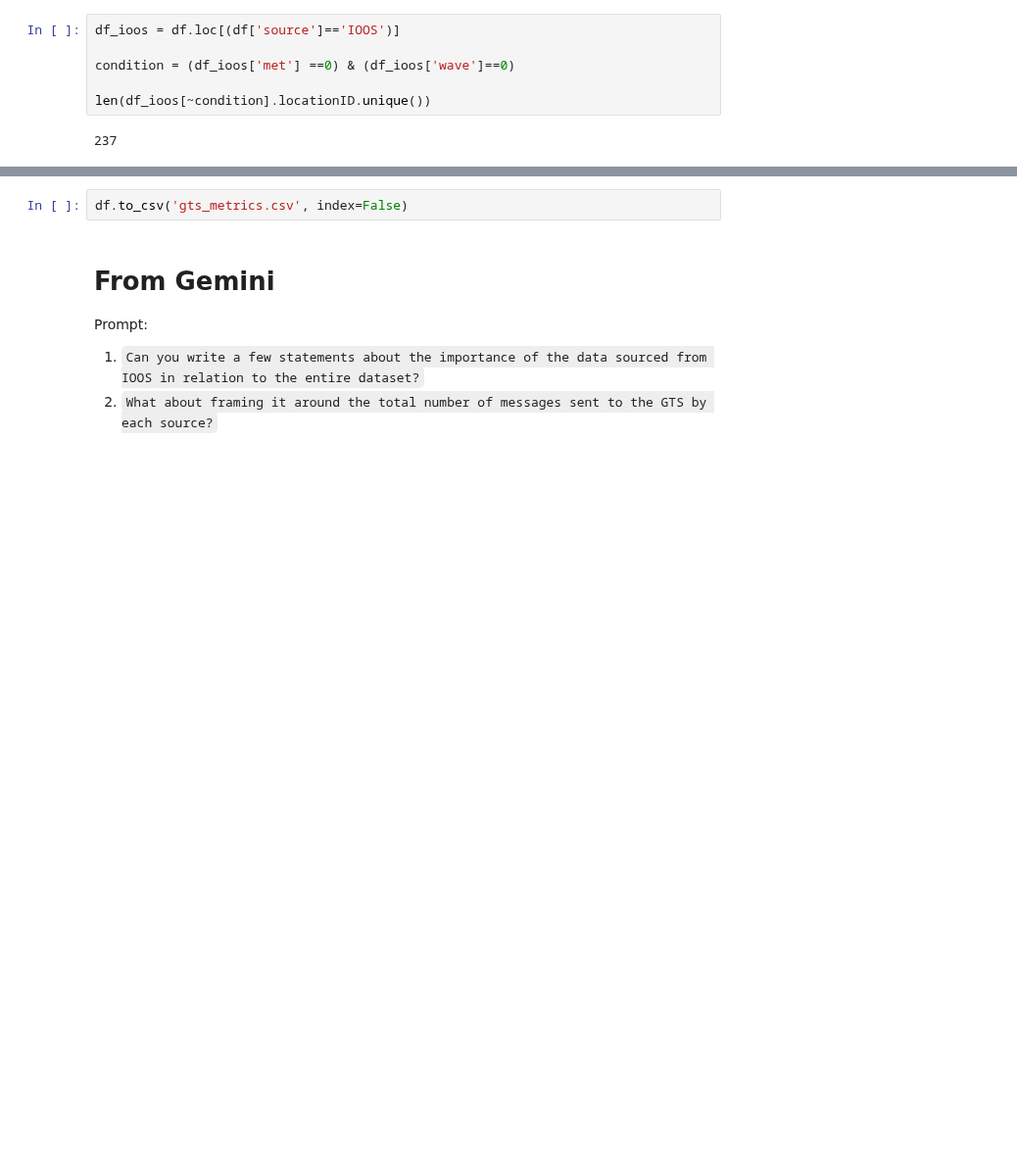
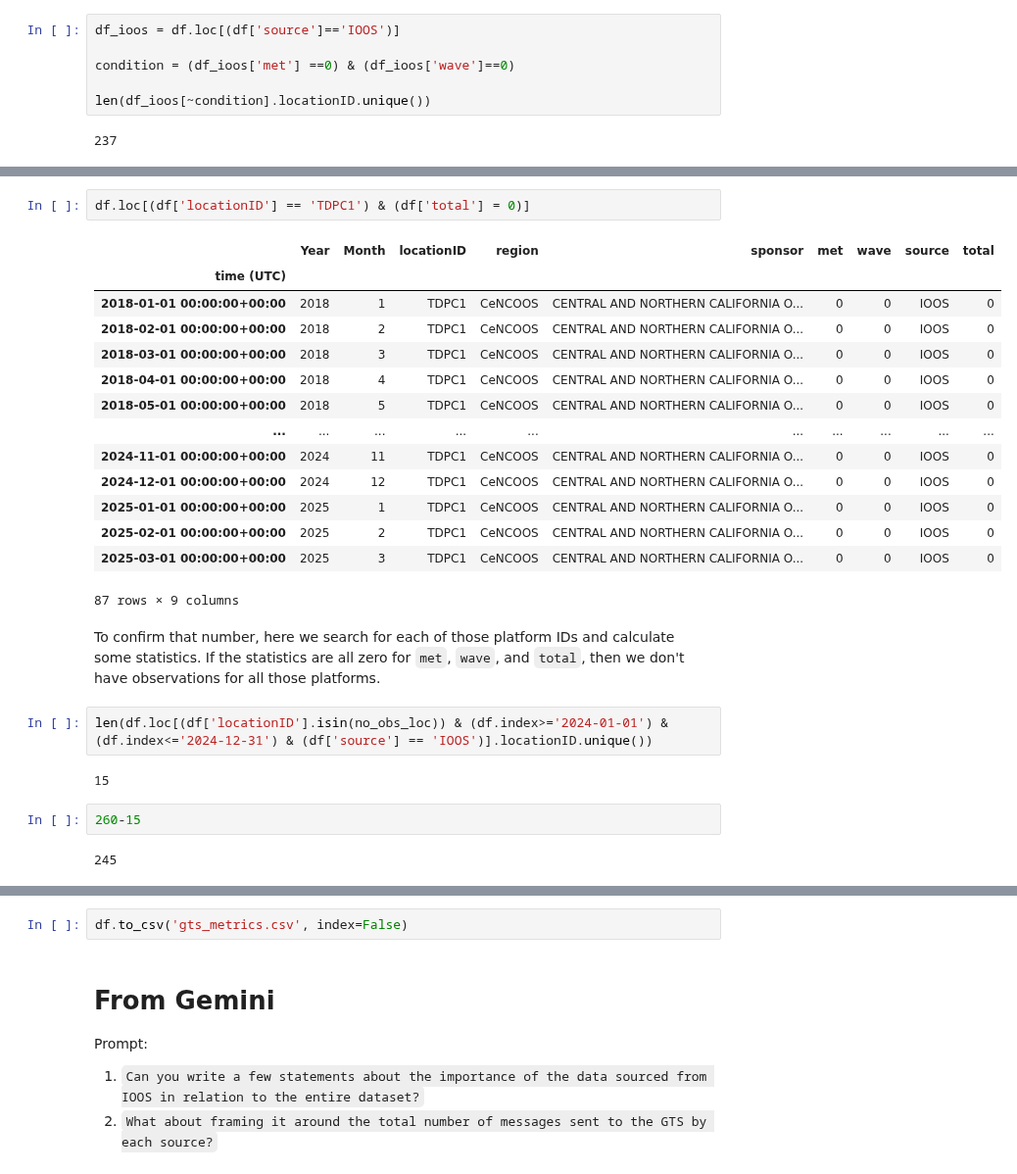
Before and after one commit to ioos/ioos_metrics, a Jupyter notebook: notebooks/IOOS_obs_2_NDBC.ipynb, the cells around one changed output, grey strips where cells are left out. Shown at 98% size. Cells and saved outputs as stored; diff of their text form; blank space fills up the shorter version.

```diff
--- a/notebooks/IOOS_obs_2_NDBC.ipynb
+++ b/notebooks/IOOS_obs_2_NDBC.ipynb
@@ -525,2 +364,29 @@ len(df[~condition].locationID.unique())
+# %%
+df.loc[(df['locationID'] == 'TDPC1') & (df['total'] = 0)]
+# %% [output]
+|  | Year | Month | locationID | region | sponsor | met | wave | source | total |
+| time (UTC) |  |  |  |  |  |  |  |  |  |
+| 2018-01-01 00:00:00+00:00 | 2018 | 1 | TDPC1 | CeNCOOS | CENTRAL AND NORTHERN CALIFORNIA O... | 0 | 0 | IOOS | 0 |
+| 2018-02-01 00:00:00+00:00 | 2018 | 2 | TDPC1 | CeNCOOS | CENTRAL AND NORTHERN CALIFORNIA O... | 0 | 0 | IOOS | 0 |
+| 2018-03-01 00:00:00+00:00 | 2018 | 3 | TDPC1 | CeNCOOS | CENTRAL AND NORTHERN CALIFORNIA O... | 0 | 0 | IOOS | 0 |
+| 2018-04-01 00:00:00+00:00 | 2018 | 4 | TDPC1 | CeNCOOS | CENTRAL AND NORTHERN CALIFORNIA O... | 0 | 0 | IOOS | 0 |
+| 2018-05-01 00:00:00+00:00 | 2018 | 5 | TDPC1 | CeNCOOS | CENTRAL AND NORTHERN CALIFORNIA O... | 0 | 0 | IOOS | 0 |
+| ... | ... | ... | ... | ... | ... | ... | ... | ... | ... |
+| 2024-11-01 00:00:00+00:00 | 2024 | 11 | TDPC1 | CeNCOOS | CENTRAL AND NORTHERN CALIFORNIA O... | 0 | 0 | IOOS | 0 |
+| 2024-12-01 00:00:00+00:00 | 2024 | 12 | TDPC1 | CeNCOOS | CENTRAL AND NORTHERN CALIFORNIA O... | 0 | 0 | IOOS | 0 |
+| 2025-01-01 00:00:00+00:00 | 2025 | 1 | TDPC1 | CeNCOOS | CENTRAL AND NORTHERN CALIFORNIA O... | 0 | 0 | IOOS | 0 |
+| 2025-02-01 00:00:00+00:00 | 2025 | 2 | TDPC1 | CeNCOOS | CENTRAL AND NORTHERN CALIFORNIA O... | 0 | 0 | IOOS | 0 |
+| 2025-03-01 00:00:00+00:00 | 2025 | 3 | TDPC1 | CeNCOOS | CENTRAL AND NORTHERN CALIFORNIA O... | 0 | 0 | IOOS | 0 |
+87 rows × 9 columns
+# %% [markdown]
+To confirm that number, here we search for each of those platform IDs and calculate some statistics. If the statistics are all zero for `met`, `wave`, and `total`, then we don't have observations for all those platforms.
+# %%
+len(df.loc[(df['locationID'].isin(no_obs_loc)) & (df.index>='2024-01-01') & (df.index<='2024-12-31') & (df['source'] == 'IOOS')].locationID.unique())
+# %% [output]
+15
+# %%
+260-15
+# %% [output]
+245
 # %%
 (237/975) * 100
```
Also changed, not shown: parts of 35 cells of this notebook.
